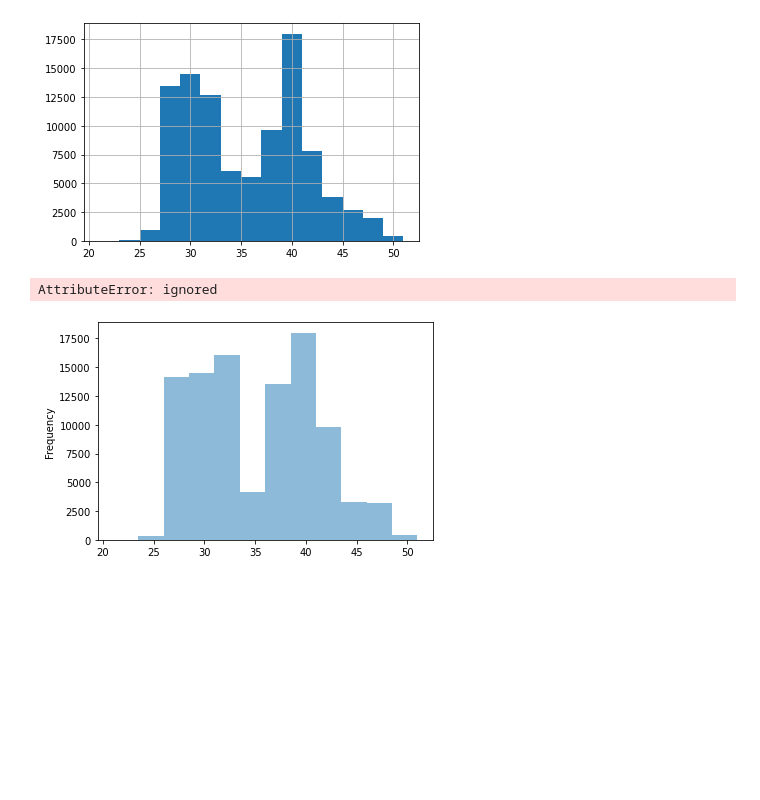
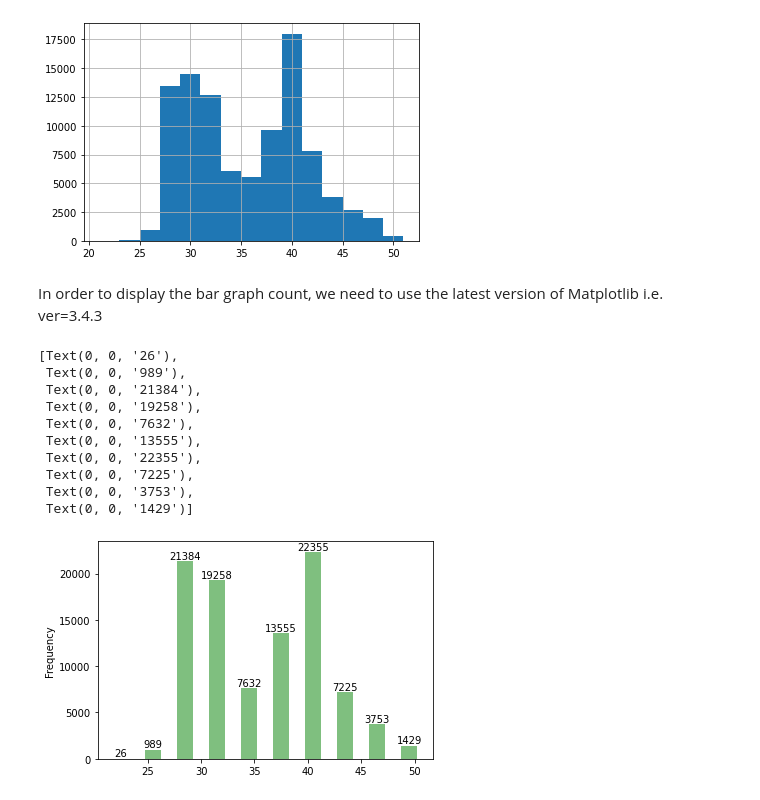
Before and after one commit to srpthemaster/Temp_Time_Series, a Jupyter notebook: Statiscal_Method_Sriram.ipynb, the cells around one changed output. Cells and saved outputs as stored; diff of their text form; code cells hidden in the pictures; blank space fills up the shorter version.

```diff
--- a/Statiscal_Method_Sriram.ipynb
+++ b/Statiscal_Method_Sriram.ipynb
@@ -21,4 +29,4 @@ KeyboardInterrupt: ignored
 # %%
-inputDataframe = pd.read_csv("IOT-temp.csv")
+inputDataframe = pd.read_csv("/content/Temp_Time_Series/IOT-temp.csv")
 print(inputDataframe)
 # %% [output]
@@ -76,9 +102,22 @@ modifiedDataframe
 hist = modifiedDataframe.temp.hist(bins= 15)
 # %% [output]
 [figure]
+# %% [markdown]
+In order to display the bar graph count, we need to use the latest version of Matplotlib i.e. ver=3.4.3
 # %%
-ax = modifiedDataframe.temp.plot.hist(bins=12, alpha=0.5)
-ax.bar_label(ax.containers)
+ax = modifiedDataframe.temp.plot.hist(bins=10, alpha=0.5 ,rwidth = 0.5, color = 'green')
+#ax = modifiedDataframe.temp.plot.barh()
+
+ax.bar_label(ax.containers[0])
 # %% [output]
-AttributeError: ignored
+[Text(0, 0, '26'),
+ Text(0, 0, '989'),
+ Text(0, 0, '21384'),
+ Text(0, 0, '19258'),
+ Text(0, 0, '7632'),
+ Text(0, 0, '13555'),
+ Text(0, 0, '22355'),
+ Text(0, 0, '7225'),
+ Text(0, 0, '3753'),
+ Text(0, 0, '1429')]
-[figure, old version]
+[figure, new version]
```
Also changed, not shown: parts of 9 cells of this notebook.
